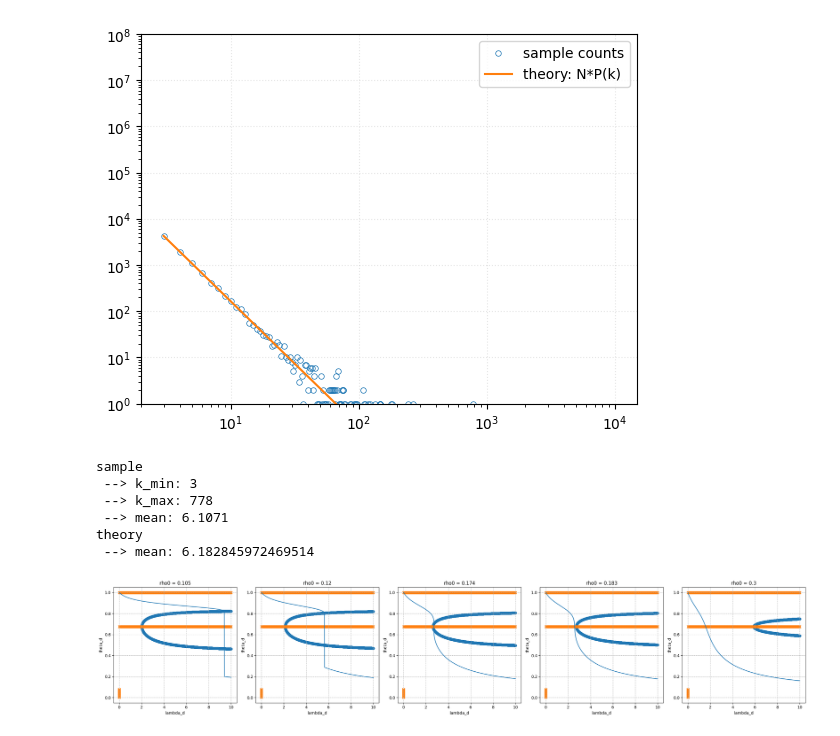
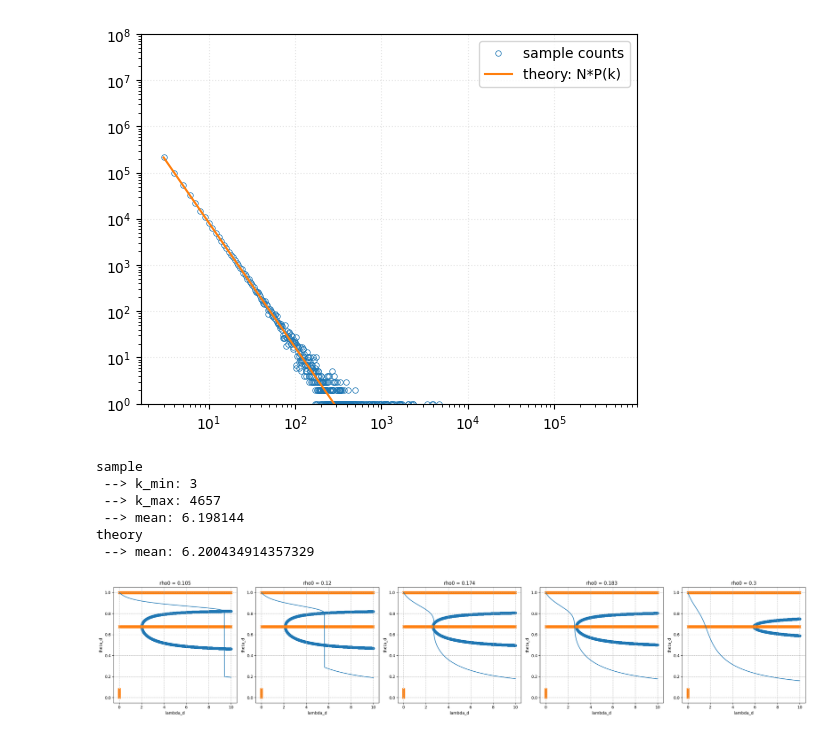
Before and after one commit to Kojirouuuu/directed-network-simulations, a Jupyter notebook: notebooks/EBCM-SAR.ipynb, the cells around one changed output. Saved outputs shown, nothing was run; the diff lists cells and outputs as text; code cells hidden in the pictures.

```diff
--- a/notebooks/EBCM-SAR.ipynb
+++ b/notebooks/EBCM-SAR.ipynb
@@ -30,39 +30,39 @@ linestyles = ["-", "--", "-.", ":", "-", "--", "-.", ":", "-", "--", "-.", ":"]
 # plt.rcParams['grid.linestyle'] = ':'  # グリッドを点線に設定
 # plt.rcParams['grid.linewidth'] = 0.5  # グリッドの線幅を設定
 # %%
-N = 10000 # 頂点数
+N = 500_000 # 頂点数
 pow_k_min = 3
 pow_gamma = 2.7
 
 n_sample = N # サンプル数
 
 k_vals = np.arange(pow_k_min, N)
 sample_k_ave, sample_counts = sample_scale_free_degrees(n_sample, pow_k_min, N-1, pow_gamma)
 theory_k_ave, theory_pk = theoretical_scale_free_distribution(pow_k_min, N-1, pow_gamma)
 
 plt.figure()
 plt.ylim(1e0, 1e8)
 plt.loglog(k_vals, sample_counts, linestyle="", marker="o", markerfacecolor="none", color=colors[0], markersize=4, markeredgewidth=0.5, label="sample counts")
 plt.loglog(k_vals, N * theory_pk, linestyle="-", color=colors[1], label="theory: N*P(k)")
 plt.grid(True, alpha=0.3, linestyle=":")
 plt.legend()
 plt.show()
 
 print("sample")
 print(" --> k_min:", pow_k_min)
 print(" --> k_max:", k_vals[sample_counts > 0].max())
 print(" --> mean:", sample_k_ave)
 
 print("theory")
 print(" --> mean:", theory_k_ave)
 # %% [output]
-[figure, old version]
+[figure, new version]
 sample
  --> k_min: 3
- --> k_max: 778
- --> mean: 6.1071
+ --> k_max: 4657
+ --> mean: 6.198144
 theory
- --> mean: 6.182845972469514
+ --> mean: 6.200434914357329
 # %%
 pi_type = "Poi"
 output_dir = os.path.abspath(os.path.join("..", "out", "ebcm", "directed-infty", pi_type))
```
Also changed, not shown: parts of 4 cells of this notebook, 1 other file.
